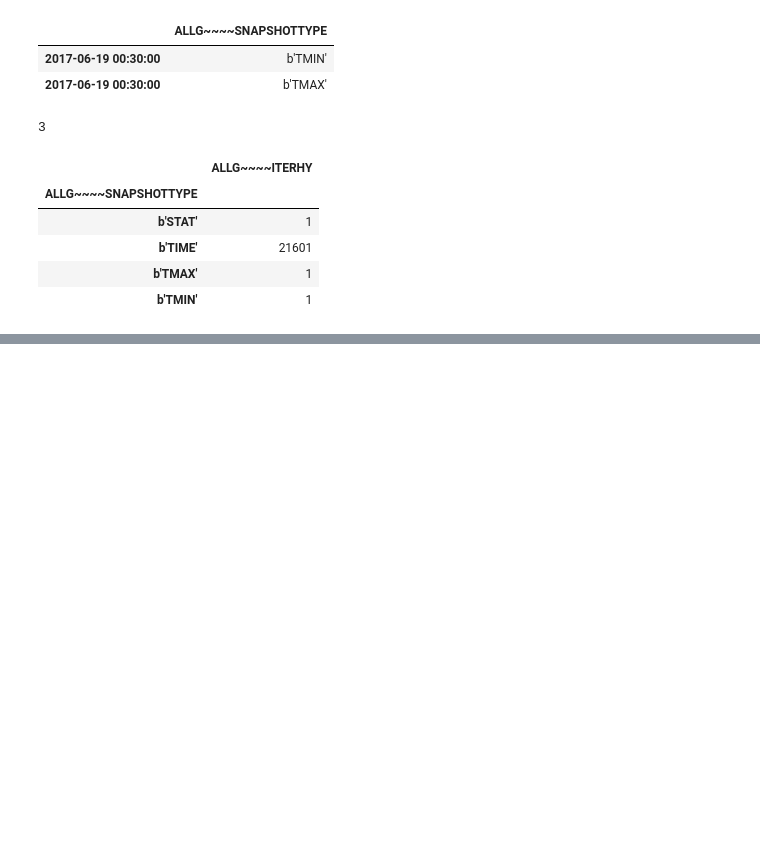
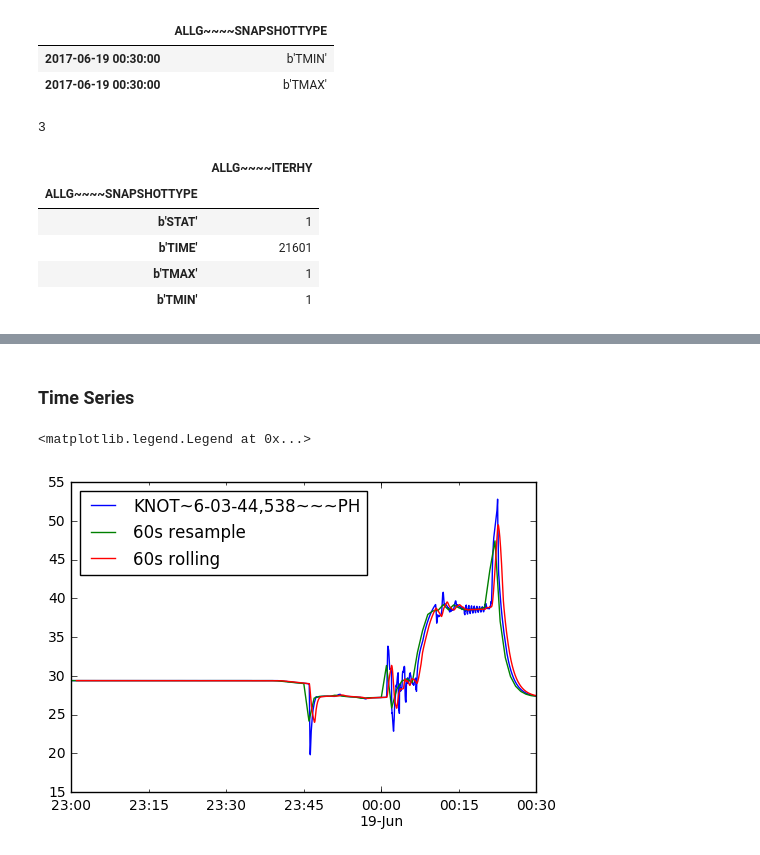
Before and after one commit to aw3s/PT3S, a Jupyter notebook: nb/MxWithPandas.ipynb, the cells around one changed output, grey strips where cells are left out. Saved outputs shown, nothing was run; the diff lists cells and outputs as text; code cells hidden in the pictures; blank space fills up the shorter version.

```diff
--- a/nb/MxWithPandas.ipynb
+++ b/nb/MxWithPandas.ipynb
@@ -11,2 +13,3 @@ all other MX.Channels are DataFrame Columns
 # %%
-pdf=mx.getPdfFromMxsZipFile(mxsZipFile=r'..\testdata\M-1-0-1.ZIP')
+df=mx.getPdfFromMxsZipFile(mxsZipFile=r'..\testdata\M-1-0-1.ZIP')
+type(df)
@@ -64,4 +86,4 @@ pdf.loc[:,[r'ALLG~~~~SNAPSHOTTYPE',r'ALLG~~~~ITERHY']].groupby(r'ALLG~~~~SNAPSHO
 | b'TMAX' | 1 |
 | b'TMIN' | 1 |
 # %%
-len(pdf[pdf[r'ALLG~~~~SNAPSHOTTYPE'].isin([b'TIME'])])
+df2=df[df[r'ALLG~~~~SNAPSHOTTYPE'].isin([b'TIME'])]
@@ -69,0 +102,17 @@ len(pdf[pdf[r'ALLG~~~~SNAPSHOTTYPE'].isin([b'TIME'])])
+# %% [markdown]
+### Time Series
+# %%
+ts=df2.loc[:,'KNOT~6-03-44,538~~~PH']
+# %%
+ts60=df2.loc[:,'KNOT~6-03-44,538~~~PH'].resample('60s').mean()
+ts60.name='60s resample'
+ts60r = ts.rolling(window=60*4).mean()
+ts60r.name='60s rolling'
+plt.figure()
+ts.plot()
+ts60.plot()
+ts60r.plot()
+plt.legend(loc='best')
+# %% [output]
+<matplotlib.legend.Legend at 0x...>
+[figure, added]
```
Also changed, not shown: parts of 21 cells of this notebook.
